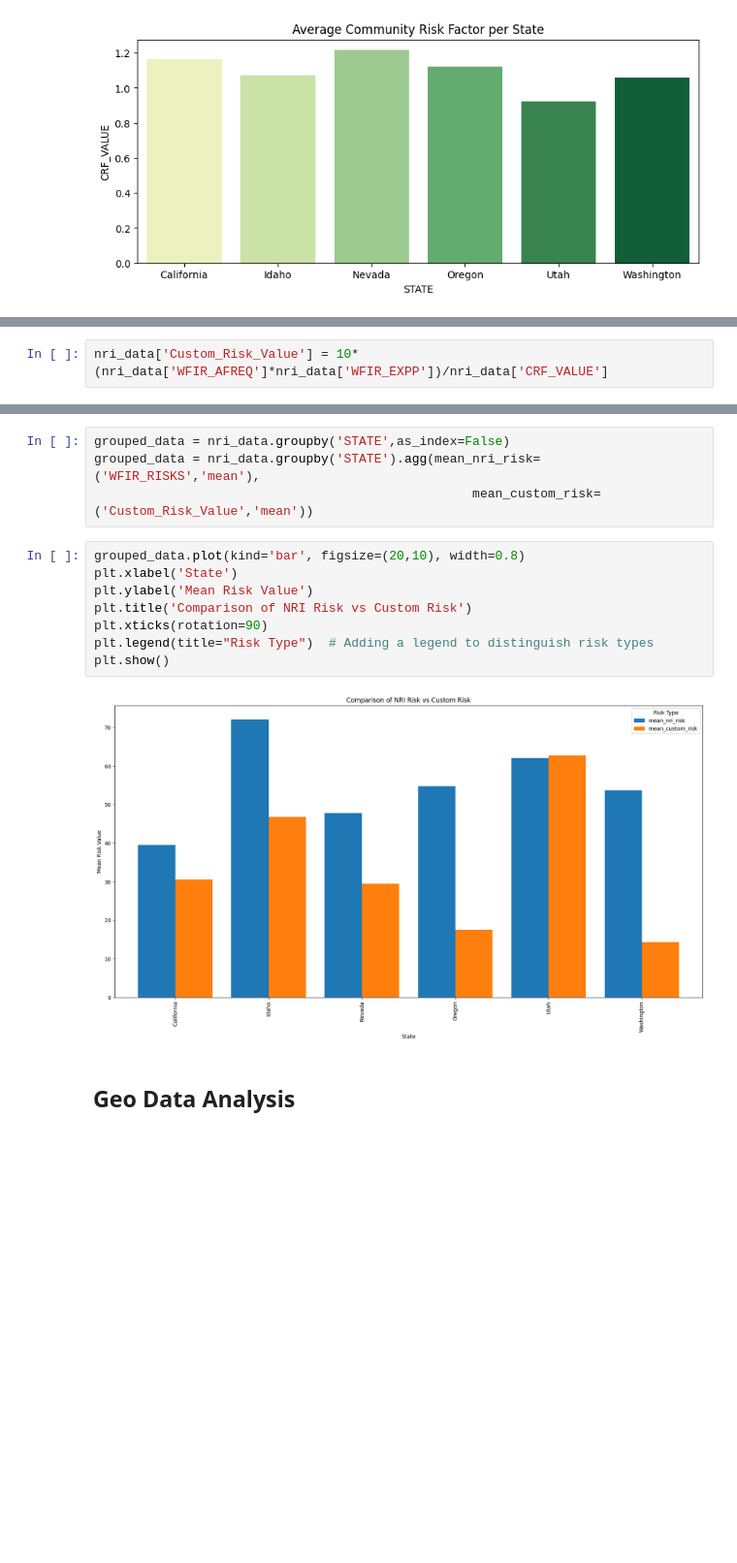
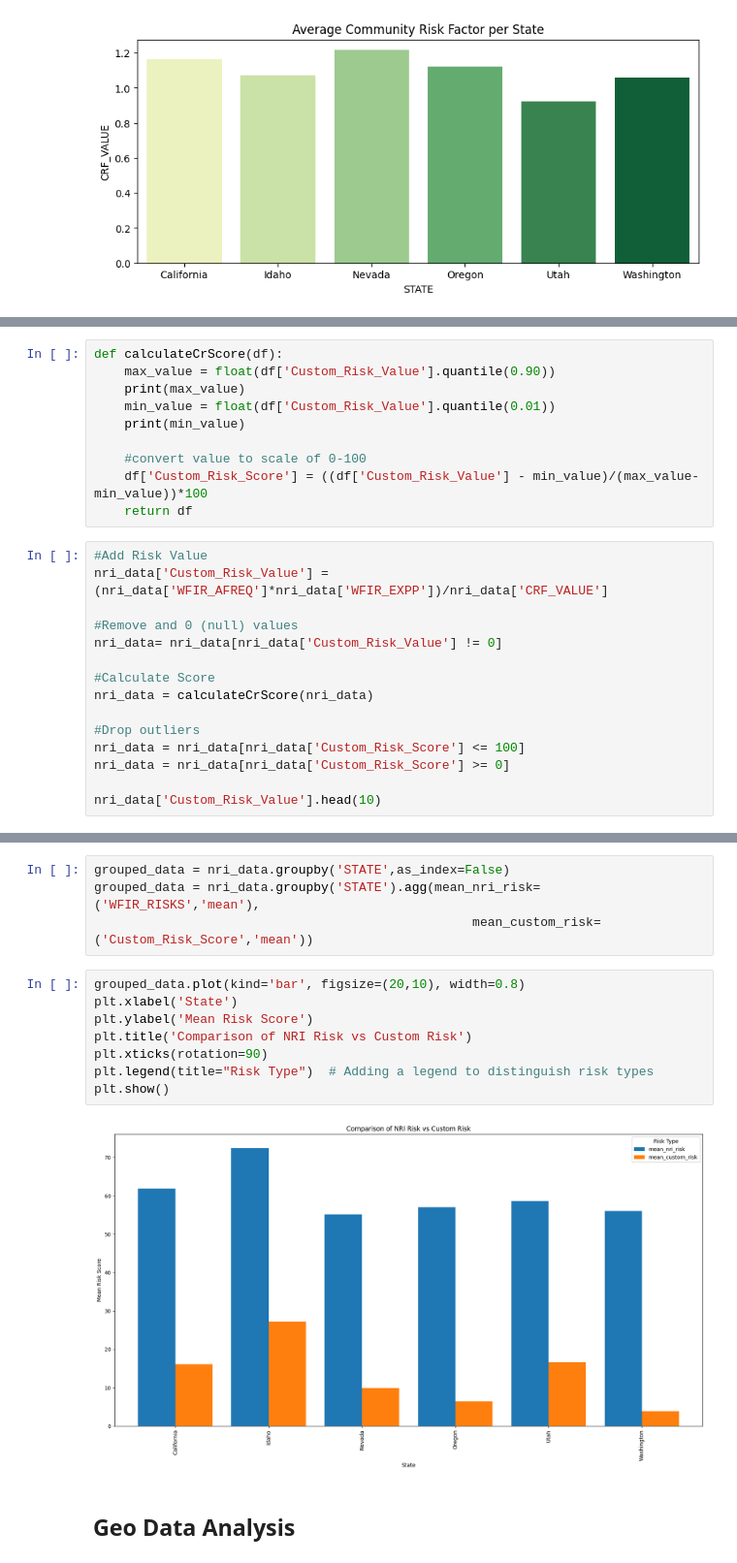
Before and after one commit to willmb321/CIVE202_Spring2026_GroupINFRA-02-05_Project5, a Jupyter notebook: CIVE202_Spring2026_GroupINFRA-02-05_Project_Python_Code.ipynb, the cells around one changed output, grey strips where cells are left out. Shown at 97% size. Cells and saved outputs as stored; diff of their text form; blank space fills up the shorter version.

```diff
--- a/CIVE202_Spring2026_GroupINFRA-02-05_Project_Python_Code.ipynb
+++ b/CIVE202_Spring2026_GroupINFRA-02-05_Project_Python_Code.ipynb
@@ -121,2 +126,25 @@ First need to add our definition.
+# %%
+def calculateCrScore(df):
+    max_value = float(df['Custom_Risk_Value'].quantile(0.90))
+    print(max_value)
+    min_value = float(df['Custom_Risk_Value'].quantile(0.01))
+    print(min_value)
+
+    #convert value to scale of 0-100
+    df['Custom_Risk_Score'] = ((df['Custom_Risk_Value'] - min_value)/(max_value-min_value))*100
+    return df
 # %%
-nri_data['Custom_Risk_Value'] = 10*(nri_data['WFIR_AFREQ']*nri_data['WFIR_EXPP'])/nri_data['CRF_VALUE']
+#Add Risk Value
+nri_data['Custom_Risk_Value'] = (nri_data['WFIR_AFREQ']*nri_data['WFIR_EXPP'])/nri_data['CRF_VALUE']
+
+#Remove and 0 (null) values
+nri_data= nri_data[nri_data['Custom_Risk_Value'] != 0]
+
+#Calculate Score
+nri_data = calculateCrScore(nri_data)
+
+#Drop outliers
+nri_data = nri_data[nri_data['Custom_Risk_Score'] <= 100]
+nri_data = nri_data[nri_data['Custom_Risk_Score'] >= 0]
+
+nri_data['Custom_Risk_Value'].head(10)
@@ -123,17 +165,17 @@ nri_data['Custom_Risk_Value'] = 10*(nri_data['WFIR_AFREQ']*nri_data['WFIR_EXPP']
 # %%
 grouped_data = nri_data.groupby('STATE',as_index=False)
 grouped_data = nri_data.groupby('STATE').agg(mean_nri_risk=('WFIR_RISKS','mean'),
-                                                  mean_custom_risk=('Custom_Risk_Value','mean'))
+                                                  mean_custom_risk=('Custom_Risk_Score','mean'))
 # %%
 grouped_data.plot(kind='bar', figsize=(20,10), width=0.8)
 plt.xlabel('State')
-plt.ylabel('Mean Risk Value')
+plt.ylabel('Mean Risk Score')
 plt.title('Comparison of NRI Risk vs Custom Risk')
 plt.xticks(rotation=90)
 plt.legend(title="Risk Type")  # Adding a legend to distinguish risk types
 plt.show()
 # %% [output]
-[figure, old version]
+[figure, new version]
 # %% [markdown]
 ## Geo Data Analysis
 # %%
```
Also changed, not shown: parts of 7 cells of this notebook.
